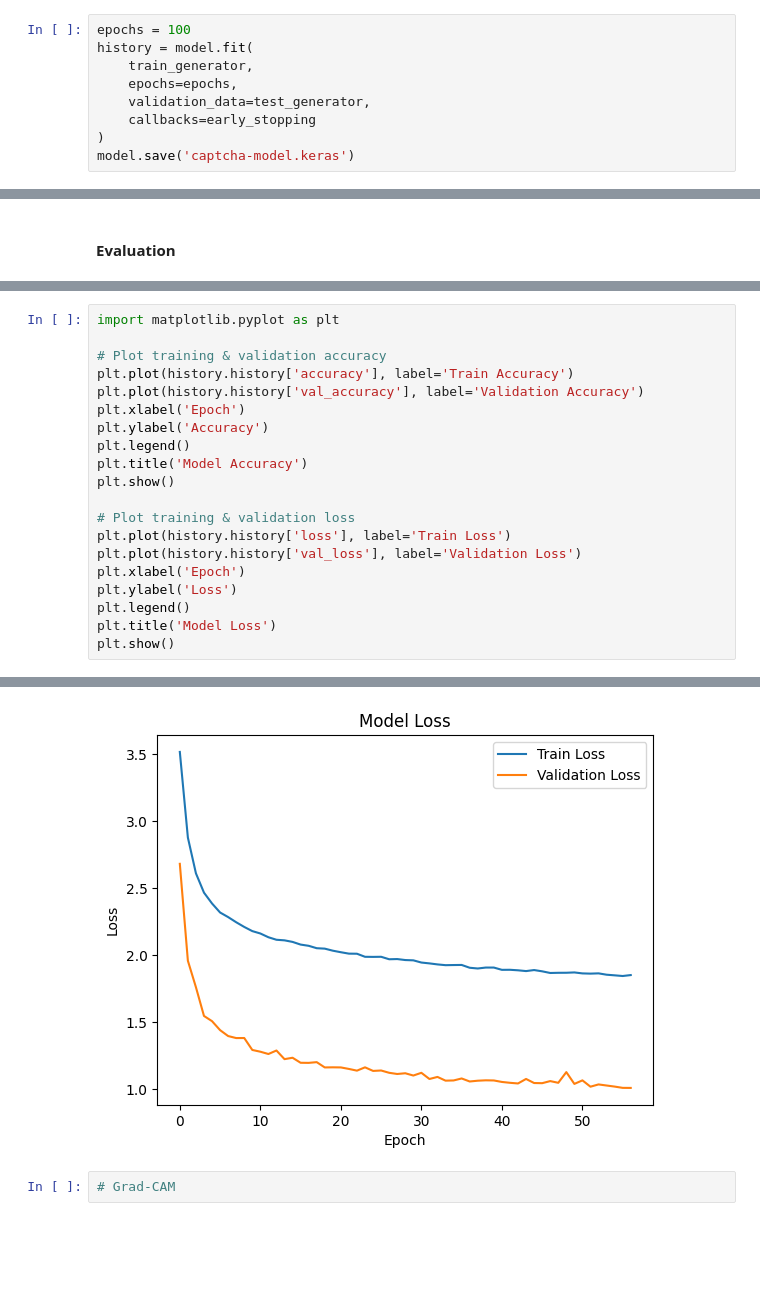
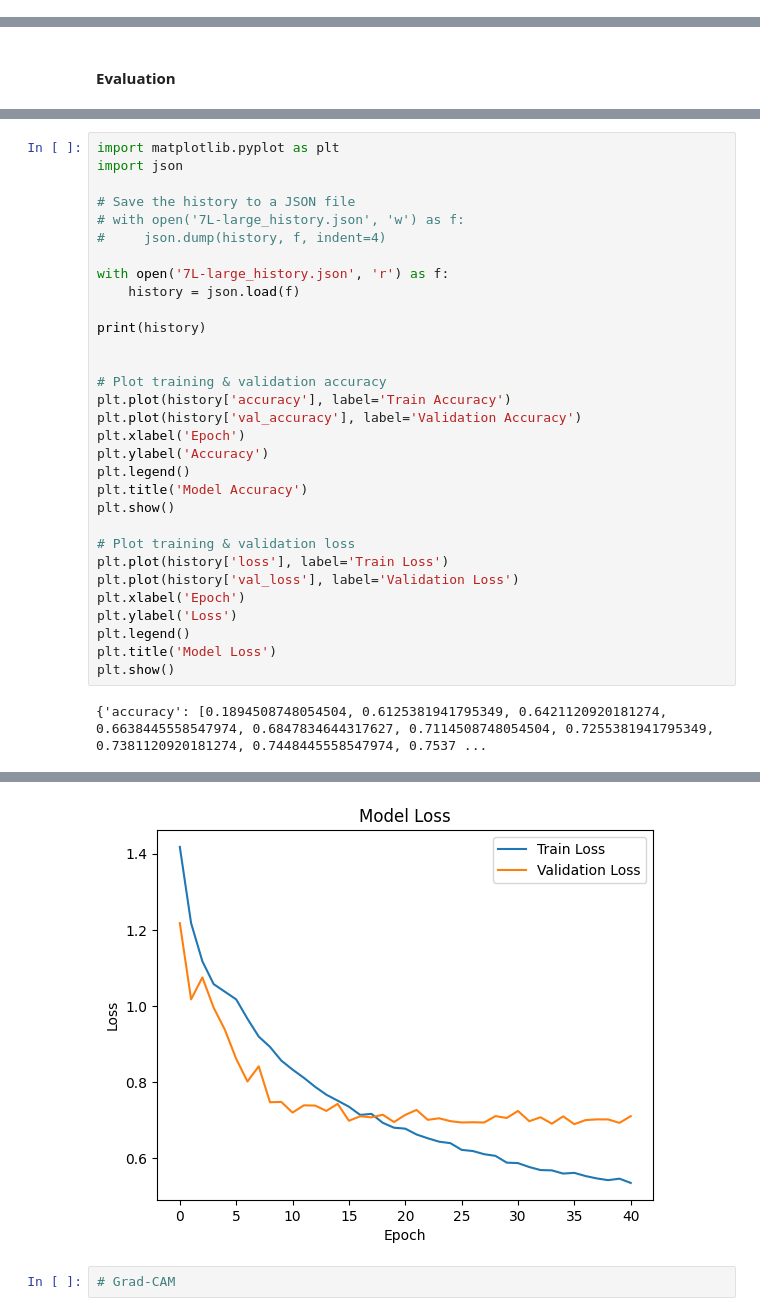
Before and after one commit to Bentimate/CS4243-Mini-Project, a Jupyter notebook: main.ipynb, the cells around one changed output, grey strips where cells are left out. Saved outputs shown, nothing was run; the diff lists cells and outputs as text; blank space fills up the shorter version.

Commit message:
Clean up model training and evaluation code in data_training_eval.ipynb and eval.ipynb

```diff
--- a/main.ipynb
+++ b/main.ipynb
@@ -245,11 +329,2 @@ _________________________________________________________________
 # %% [markdown]
 #### Training Model
-# %%
-epochs = 100
-history = model.fit(
-    train_generator,
-    epochs=epochs,
-    validation_data=test_generator,
-    callbacks=early_stopping
-)
-model.save('captcha-model.keras')
@@ -284,9 +394,20 @@ Test Accuracy: 71.71%
 # %%
 import matplotlib.pyplot as plt
+import json
+
+# Save the history to a JSON file
+# with open('7L-large_history.json', 'w') as f:
+#     json.dump(history, f, indent=4)
+
+with open('7L-large_history.json', 'r') as f:
+    history = json.load(f)
+
+print(history)
+
 
 # Plot training & validation accuracy
-plt.plot(history.history['accuracy'], label='Train Accuracy')
-plt.plot(history.history['val_accuracy'], label='Validation Accuracy')
+plt.plot(history['accuracy'], label='Train Accuracy')
+plt.plot(history['val_accuracy'], label='Validation Accuracy')
 plt.xlabel('Epoch')
 plt.ylabel('Accuracy')
 plt.legend()
@@ -294,11 +415,12 @@ plt.title('Model Accuracy')
 plt.show()
 
 # Plot training & validation loss
-plt.plot(history.history['loss'], label='Train Loss')
-plt.plot(history.history['val_loss'], label='Validation Loss')
+plt.plot(history['loss'], label='Train Loss')
+plt.plot(history['val_loss'], label='Validation Loss')
 plt.xlabel('Epoch')
 plt.ylabel('Loss')
 plt.legend()
 plt.title('Model Loss')
 plt.show()
 # %% [output]
+{'accuracy': [0.1894508748054504, 0.6125381941795349, 0.6421120920181274, 0.6638445558547974, 0.6847834644317627, 0.7114508748054504, 0.7255381941795349, 0.7381120920181274, 0.7448445558547974, 0.7537 ...
@@ -306,3 +428,3 @@ plt.show()
-[figure, old version]
+[figure, new version]
 # %%
 # Grad-CAM
```
Also changed, not shown: parts of 8 cells of this notebook, 10 other files.
